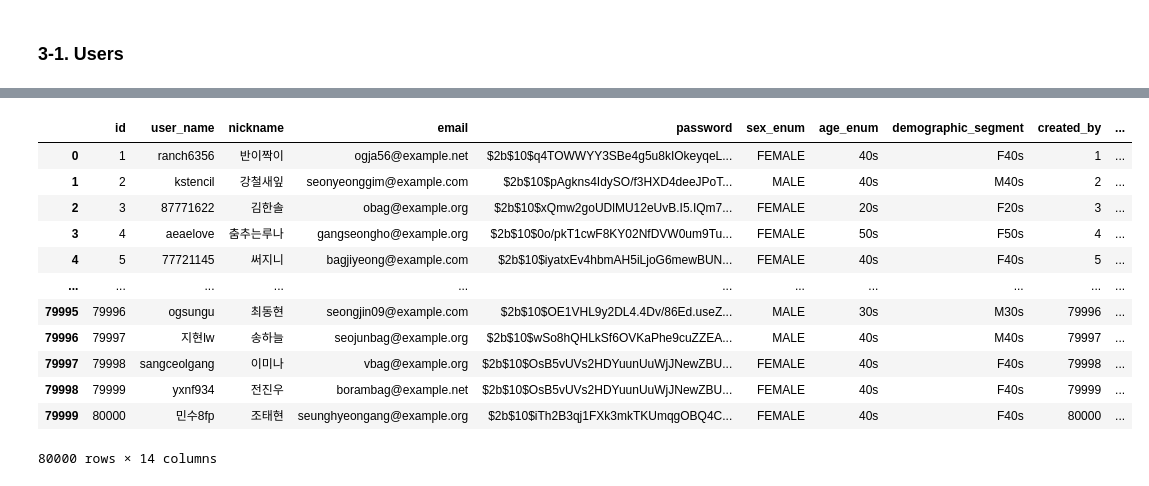
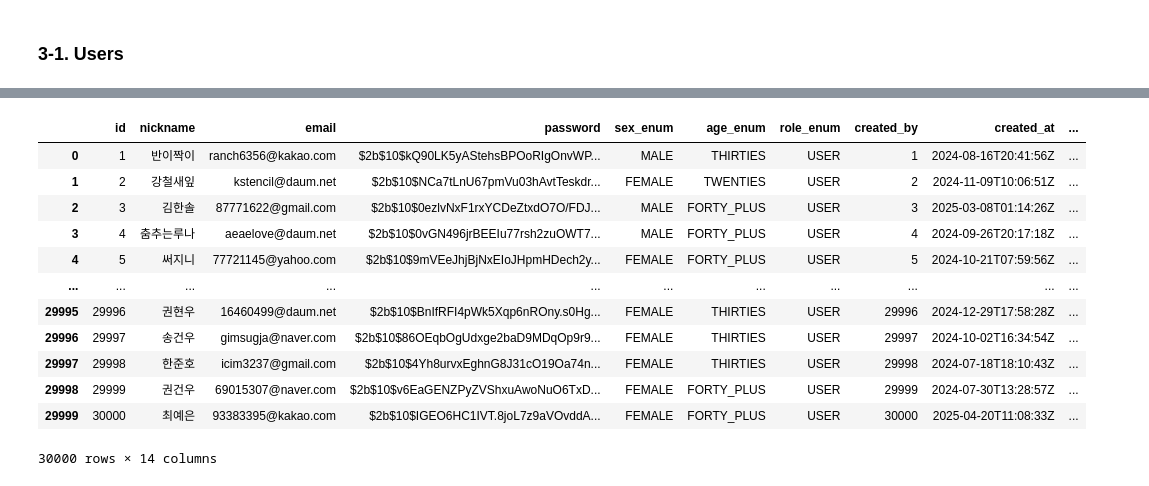
Before and after one commit to Reciping/reciping-data-pipeline, a Jupyter notebook: create_data.ipynb, the cells around one changed output, grey strips where cells are left out. Cells and saved outputs as stored; diff of their text form; code cells hidden in the pictures.

```diff
--- a/create_data.ipynb
+++ b/create_data.ipynb
@@ -291,3 +384,13 @@ Name: count, dtype: int64
 # %%
+# 레시피 데이터 처리 실행 (원본 날짜 그대로)
+try:
+    total_recipes_renamed = process_recipe_data(
+        recipes_24_df=globals().get('recipes_24_df'),
+        recipes_23_df=globals().get('recipes_23_df'),
+        user_data=None  # 사용자 데이터 없이 원본 날짜로 처리
+    )
+except NameError:
+    total_recipes_renamed = process_recipe_data(user_data=None)
+
 total_recipes_renamed.head(2)
 # %% [output]
@@ -705,16 +834,21 @@ def generate_user_data_with_dask(total_recipes_renamed, num_users=80000, batch_s
 
     return user_df
 # %%
-# 🎯 목표 연령 분포 달성 - 최종 실행
-print("🎯 목표 연령 분포 달성 - 최종 실행")
-print("=" * 50)
-print("목표: 30대 30%, 40대 40%, 20대 20%, 50대 7%, 60대 3%")
-print("방법: 모든 사용자(레시피+신규)에게 동일한 연령 분포 적용")
-print()
+# User 데이터 생성 실행 (서비스 기간 적용 버전)
+print("=" * 80)
+print("🚀 서비스 기간에 맞는 User 데이터 생성 시작")
+print("📅 서비스 기간: 2024.07.01 ~ 2025.07.21 (1년)")
+print("👥 목표 사용자 수: 30,000명")
+print("✅ 개선 사항: 모든 날짜가 서비스 기간 내에서 논리적으로 생성됨")
+print("=" * 80)
 
-user_data = generate_user_data_with_dask(
+user_df = generate_user_data_with_dask(
     total_recipes_renamed,
-    num_users=80000,
-    batch_size=5000
+    num_users=NUM_USERS,  # 30,000명
+    batch_size=3000
 )
+
+print("\n" + "=" * 80)
+print("✅ User 데이터 생성 완료!")
+print("=" * 80)
 # %% [output]
@@ -759,16 +891,18 @@ Name: count, dtype: int64
 # %%
+# user_df를 user_data로 참조할 수 있도록 설정
+user_data = user_df
 user_data
 # %% [output]
-|  | id | user_name | nickname | email | password | sex_enum | age_enum | demographic_segment | created_by | ... |
-| 0 | 1 | ranch6356 | 반이짝이 | ogja56@example.net | $2b$10$q4TOWWYY3SBe4g5u8kIOkeyqeL... | FEMALE | 40s | F40s | 1 | ... |
-| 1 | 2 | kstencil | 강철새잎 | seonyeonggim@example.com | $2b$10$pAgkns4IdySO/f3HXD4deeJPoT... | MALE | 40s | M40s | 2 | ... |
-| 2 | 3 | 87771622 | 김한솔 | obag@example.org | $2b$10$xQmw2goUDlMU12eUvB.I5.IQm7... | FEMALE | 20s | F20s | 3 | ... |
-| 3 | 4 | aeaelove | 춤추는루나 | gangseongho@example.org | $2b$10$0o/pkT1cwF8KY02NfDVW0um9Tu... | FEMALE | 50s | F50s | 4 | ... |
-| 4 | 5 | 77721145 | 써지니 | bagjiyeong@example.com | $2b$10$iyatxEv4hbmAH5iLjoG6mewBUN... | FEMALE | 40s | F40s | 5 | ... |
+|  | id | nickname | email | password | sex_enum | age_enum | role_enum | created_by | created_at | ... |
+| 0 | 1 | 반이짝이 | ranch6356@kakao.com | $2b$10$kQ90LK5yAStehsBPOoRIgOnvWP... | MALE | THIRTIES | USER | 1 | 2024-08-16T20:41:56Z | ... |
+| 1 | 2 | 강철새잎 | kstencil@daum.net | $2b$10$NCa7tLnU67pmVu03hAvtTeskdr... | FEMALE | TWENTIES | USER | 2 | 2024-11-09T10:06:51Z | ... |
+| 2 | 3 | 김한솔 | 87771622@gmail.com | $2b$10$0ezlvNxF1rxYCDeZtxdO7O/FDJ... | MALE | FORTY_PLUS | USER | 3 | 2025-03-08T01:14:26Z | ... |
+| 3 | 4 | 춤추는루나 | aeaelove@daum.net | $2b$10$0vGN496jrBEEIu77rsh2zuOWT7... | MALE | FORTY_PLUS | USER | 4 | 2024-09-26T20:17:18Z | ... |
+| 4 | 5 | 써지니 | 77721145@yahoo.com | $2b$10$9mVEeJhjBjNxEIoJHpmHDech2y... | FEMALE | FORTY_PLUS | USER | 5 | 2024-10-21T07:59:56Z | ... |
 | ... | ... | ... | ... | ... | ... | ... | ... | ... | ... | ... |
-| 79995 | 79996 | ogsungu | 최동현 | seongjin09@example.com | $2b$10$OE1VHL9y2DL4.4Dv/86Ed.useZ... | MALE | 30s | M30s | 79996 | ... |
-| 79996 | 79997 | 지현lw | 송하늘 | seojunbag@example.org | $2b$10$wSo8hQHLkSf6OVKaPhe9cuZZEA... | MALE | 40s | M40s | 79997 | ... |
-| 79997 | 79998 | sangceolgang | 이미나 | vbag@example.org | $2b$10$OsB5vUVs2HDYuunUuWjJNewZBU... | FEMALE | 40s | F40s | 79998 | ... |
-| 79998 | 79999 | yxnf934 | 전진우 | borambag@example.net | $2b$10$OsB5vUVs2HDYuunUuWjJNewZBU... | FEMALE | 40s | F40s | 79999 | ... |
-| 79999 | 80000 | 민수8fp | 조태현 | seunghyeongang@example.org | $2b$10$iTh2B3qj1FXk3mkTKUmqgOBQ4C... | FEMALE | 40s | F40s | 80000 | ... |
+| 29995 | 29996 | 권현우 | 16460499@daum.net | $2b$10$BnIfRFI4pWk5Xqp6nROny.s0Hg... | FEMALE | THIRTIES | USER | 29996 | 2024-12-29T17:58:28Z | ... |
+| 29996 | 29997 | 송건우 | gimsugja@naver.com | $2b$10$86OEqbOgUdxge2baD9MDqOp9r9... | FEMALE | THIRTIES | USER | 29997 | 2024-10-02T16:34:54Z | ... |
+| 29997 | 29998 | 한준호 | icim3237@gmail.com | $2b$10$4Yh8urvxEghnG8J31cO19Oa74n... | FEMALE | THIRTIES | USER | 29998 | 2024-07-18T18:10:43Z | ... |
+| 29998 | 29999 | 권건우 | 69015307@naver.com | $2b$10$v6EaGENZPyZVShxuAwoNuO6TxD... | FEMALE | FORTY_PLUS | USER | 29999 | 2024-07-30T13:28:57Z | ... |
+| 29999 | 30000 | 최예은 | 93383395@kakao.com | $2b$10$IGEO6HC1IVT.8joL7z9aVOvddA... | FEMALE | FORTY_PLUS | USER | 30000 | 2025-04-20T11:08:33Z | ... |
-80000 rows × 14 columns
+30000 rows × 14 columns
```
Also changed, not shown: parts of 26 cells of this notebook, 1 other file.
